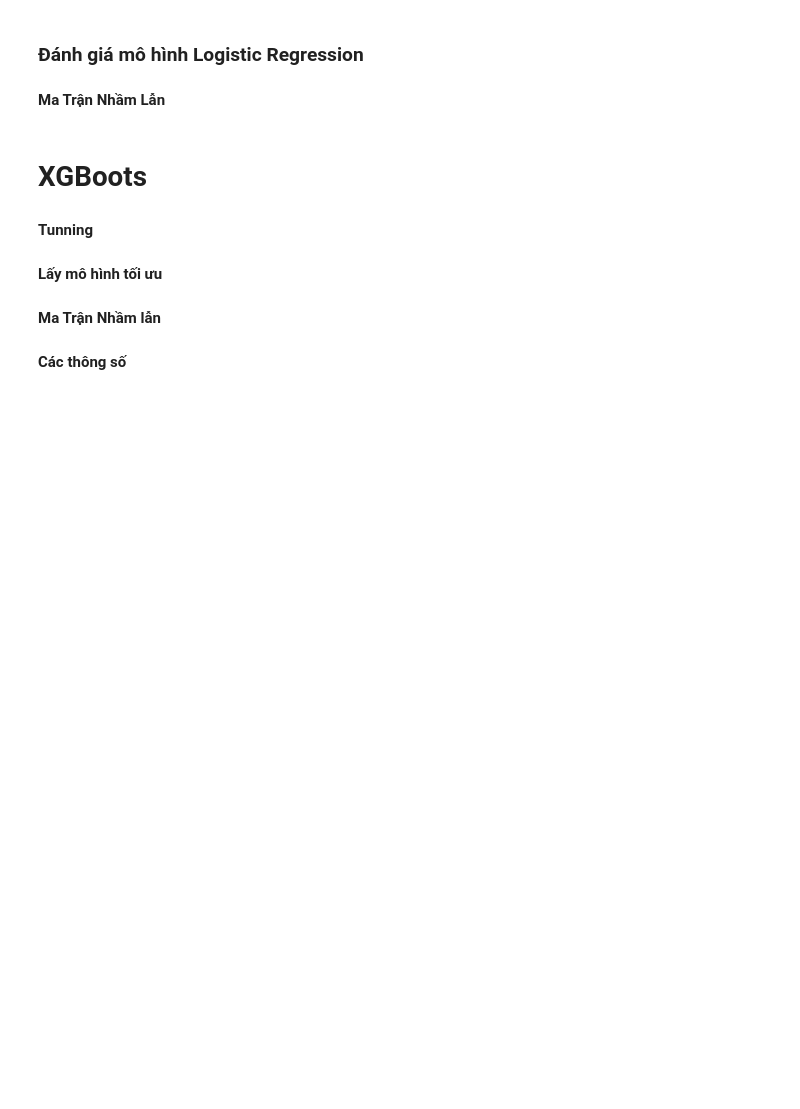
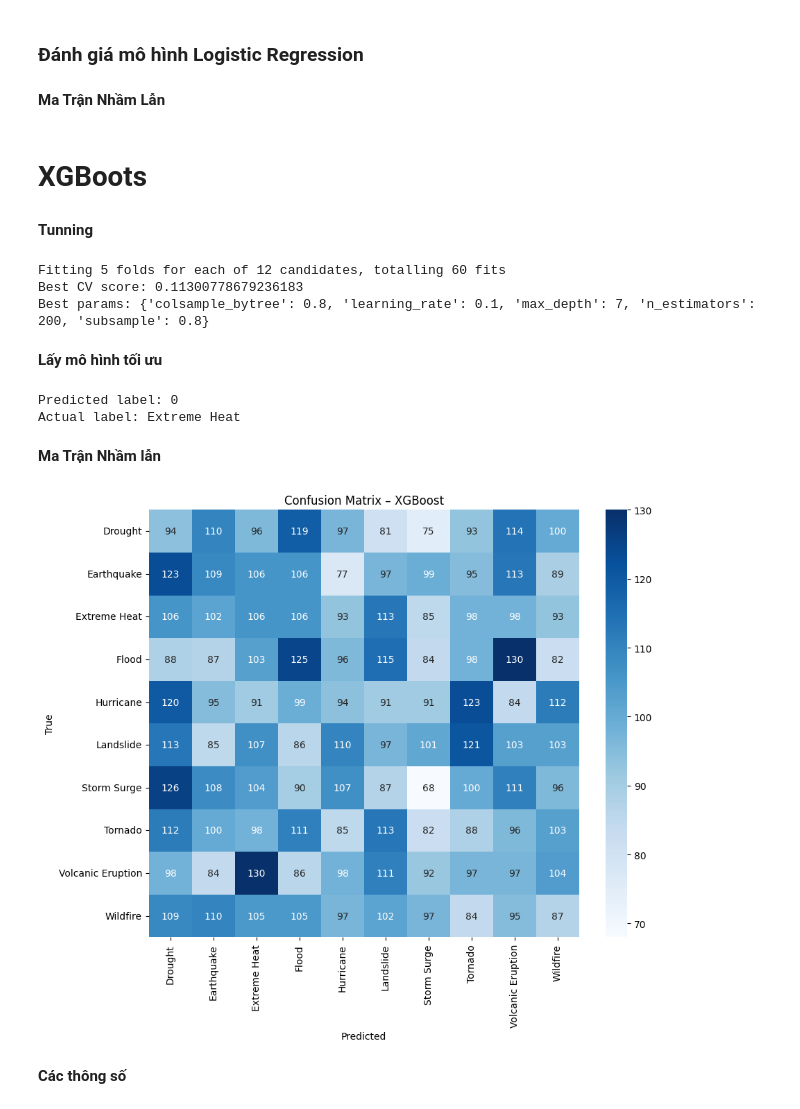
Before and after one commit to zeldatran/Machine-Learning, a Jupyter notebook: DoAn.ipynb, the cells around one changed output. Drawn from its saved outputs; the diff is of its cells as text; code cells hidden in the pictures; blank space fills up the shorter version.

```diff
--- a/DoAn.ipynb
+++ b/DoAn.ipynb
@@ -838,10 +914,14 @@ gs = GridSearchCV(
     verbose=1
 )
 
-gs.fit(X_train, y_train)
+gs.fit(X_train_res, y_train_res)
 
 print("Best CV score:", gs.best_score_)
 print("Best params:", gs.best_params_)
+# %% [output]
+Fitting 5 folds for each of 12 candidates, totalling 60 fits
+Best CV score: 0.11300778679236183
+Best params: {'colsample_bytree': 0.8, 'learning_rate': 0.1, 'max_depth': 7, 'n_estimators': 200, 'subsample': 0.8}
 # %% [markdown]
 **Lấy mô hình tối ưu**
 # %%
@@ -866,27 +946,40 @@ xg_model = XGBClassifier(
 xg_model.fit(X_train_res, y_train_res)
 
 sample_idx = 0
-sample = X_test.iloc[sample_idx].values.reshape(1, -1)
-
+sample = X_test_scaled.iloc[sample_idx].values.reshape(1, -1)
 pred = xg_model.predict(sample)
 
 print("Predicted label:", pred[0])
 print("Actual label:", y_test.iloc[sample_idx])
+# %% [output]
+Predicted label: 0
+Actual label: Extreme Heat
 # %%
 xg_best_model = gs.best_estimator_
-xg_pred = xg_best_model.predict(X_test)
+xg_pred = xg_best_model.predict(X_test_scaled)
 # %% [markdown]
 **Ma Trận Nhầm lẫn**
 # %%
-# Tạo ma trận nhầm lẫn
-conf_matrix = confusion_matrix(y_test, xg_pred)
-# Trực quan hóa ma trận nhầm lẫn
-plt.figure(figsize=(8, 6))
-sns.heatmap(conf_matrix, annot=True, fmt='d', cmap='Blues', xticklabels=xg_model.classes_, yticklabels=xg_model.classes_)
-plt.title("Confusion Matrix")
+labels = np.unique(y_test)
+
+conf_matrix = confusion_matrix(y_test, xg_pred, labels=labels)
+
+plt.figure(figsize=(10, 8))
+sns.heatmap(
+    conf_matrix,
+    annot=True,
+    fmt='d',
+    cmap='Blues',
+    xticklabels=le_target.classes_[labels],
+    yticklabels=le_target.classes_[labels]
+)
+
+plt.title("Confusion Matrix – XGBoost")
 plt.xlabel("Predicted")
 plt.ylabel("True")
 plt.show()
+# %% [output]
+[figure, added]
 # %% [markdown]
 **Các thông số**
 # %%
```
Also changed, not shown: parts of 85 cells of this notebook.
